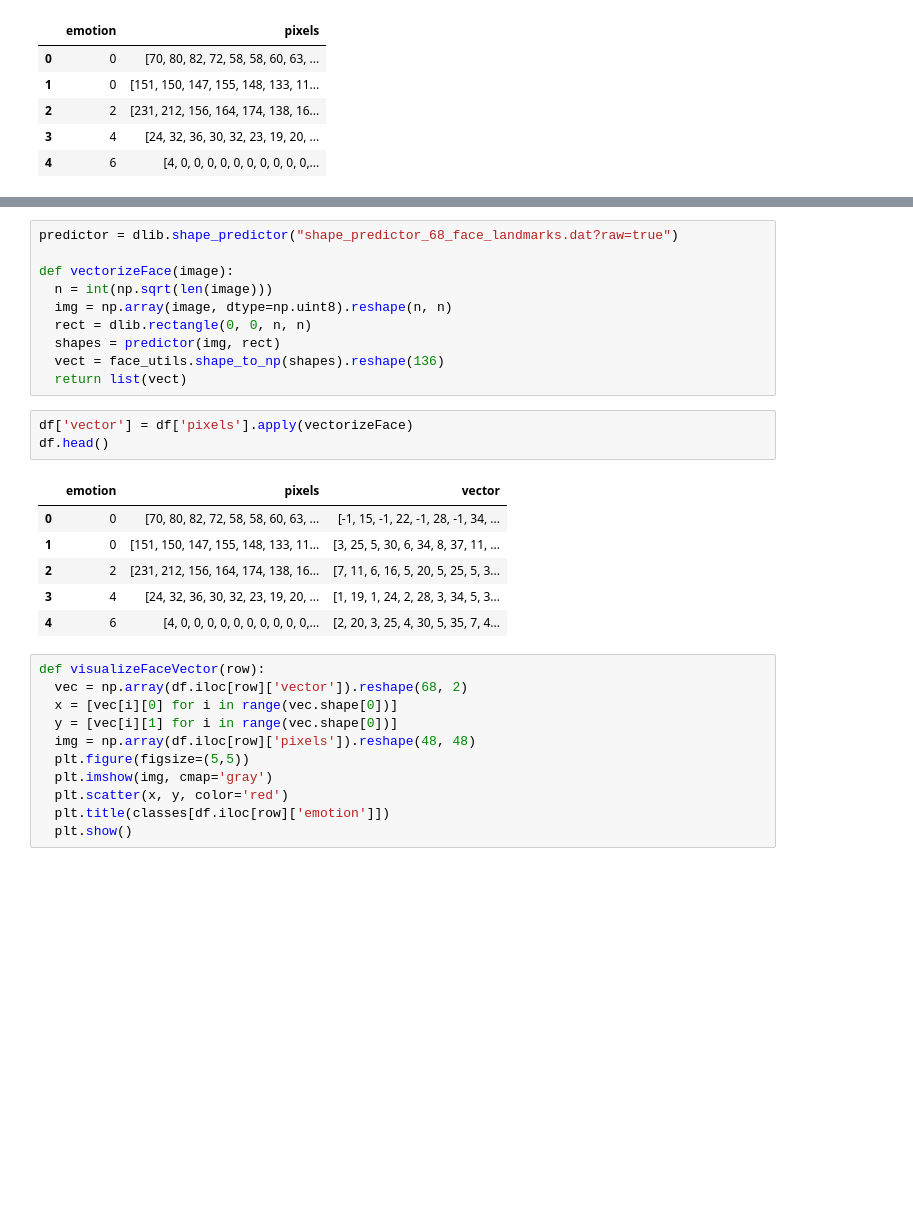
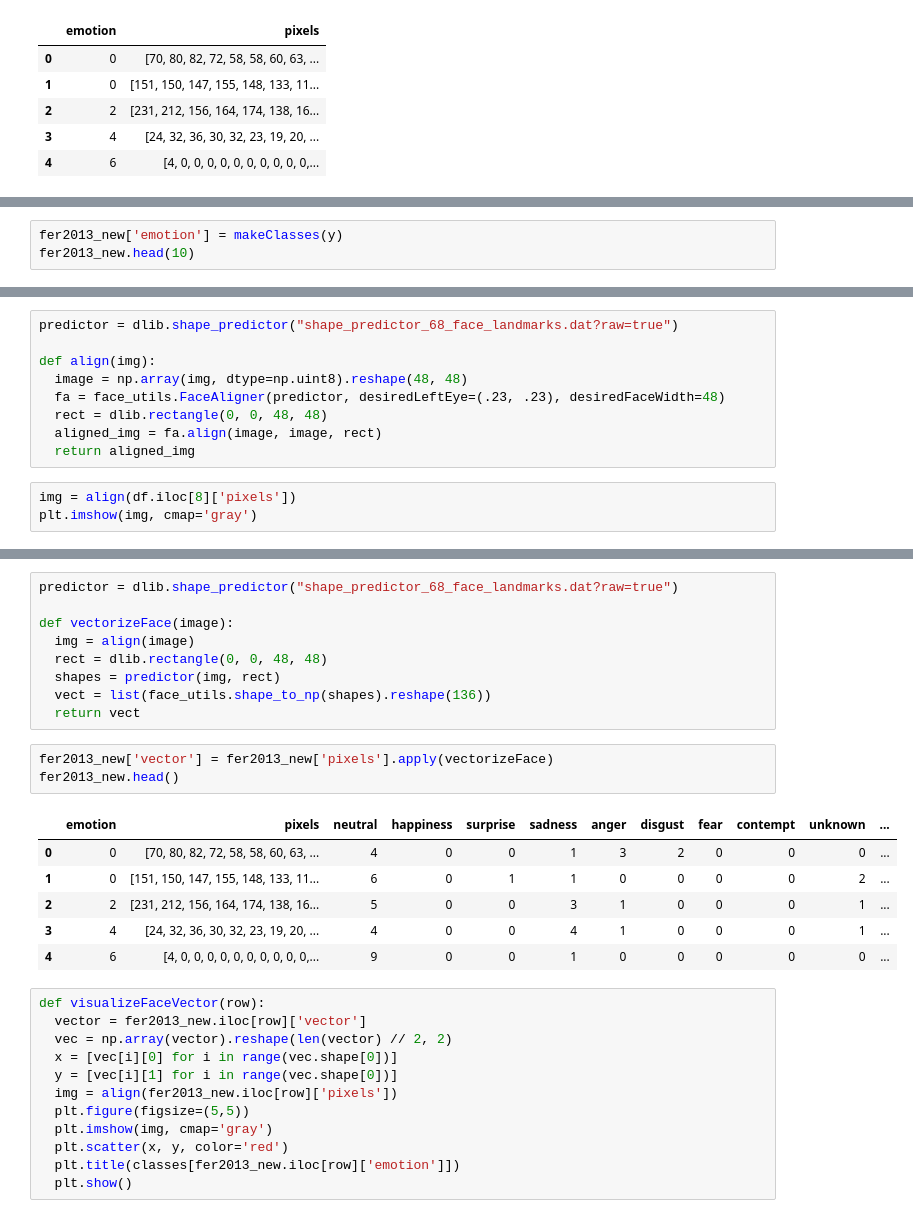
Before and after one commit to karencfisher/face_express, a Jupyter notebook: notebooks/vector_model1.ipynb, the cells around one changed output, grey strips where cells are left out. Drawn from its saved outputs; the diff is of its cells as text; blank space fills up the shorter version.

```diff
--- a/notebooks/vector_model1.ipynb
+++ b/notebooks/vector_model1.ipynb
@@ -51,0 +87,3 @@ from imutils import face_utils
+# %%
+fer2013_new['emotion'] = makeClasses(y)
+fer2013_new.head(10)
@@ -75,0 +127,12 @@ shape_predictor_68_ 100%[===================>]  95.08M   123MB/s    in 0.8s
+# %%
+predictor = dlib.shape_predictor("shape_predictor_68_face_landmarks.dat?raw=true")
+
+def align(img):
+  image = np.array(img, dtype=np.uint8).reshape(48, 48)
+  fa = face_utils.FaceAligner(predictor, desiredLeftEye=(.23, .23), desiredFaceWidth=48)
+  rect = dlib.rectangle(0, 0, 48, 48)
+  aligned_img = fa.align(image, image, rect)
+  return aligned_img
+# %%
+img = align(df.iloc[8]['pixels'])
+plt.imshow(img, cmap='gray')
@@ -77,31 +143,31 @@ shape_predictor_68_ 100%[===================>]  95.08M   123MB/s    in 0.8s
 predictor = dlib.shape_predictor("shape_predictor_68_face_landmarks.dat?raw=true")
 
 def vectorizeFace(image):
-  n = int(np.sqrt(len(image)))
-  img = np.array(image, dtype=np.uint8).reshape(n, n)
-  rect = dlib.rectangle(0, 0, n, n)
+  img = align(image)
+  rect = dlib.rectangle(0, 0, 48, 48)
   shapes = predictor(img, rect)
-  vect = face_utils.shape_to_np(shapes).reshape(136)
-  return list(vect)
+  vect = list(face_utils.shape_to_np(shapes).reshape(136))
+  return vect
 # %%
-df['vector'] = df['pixels'].apply(vectorizeFace)
-df.head()
+fer2013_new['vector'] = fer2013_new['pixels'].apply(vectorizeFace)
+fer2013_new.head()
 # %% [output]
-|  | emotion | pixels | vector |
-| 0 | 0 | [70, 80, 82, 72, 58, 58, 60, 63, ... | [-1, 15, -1, 22, -1, 28, -1, 34, ... |
-| 1 | 0 | [151, 150, 147, 155, 148, 133, 11... | [3, 25, 5, 30, 6, 34, 8, 37, 11, ... |
-| 2 | 2 | [231, 212, 156, 164, 174, 138, 16... | [7, 11, 6, 16, 5, 20, 5, 25, 5, 3... |
-| 3 | 4 | [24, 32, 36, 30, 32, 23, 19, 20, ... | [1, 19, 1, 24, 2, 28, 3, 34, 5, 3... |
-| 4 | 6 | [4, 0, 0, 0, 0, 0, 0, 0, 0, 0, 0,... | [2, 20, 3, 25, 4, 30, 5, 35, 7, 4... |
+|  | emotion | pixels | neutral | happiness | surprise | sadness | anger | disgust | fear | contempt | unknown | ... |
+| 0 | 0 | [70, 80, 82, 72, 58, 58, 60, 63, ... | 4 | 0 | 0 | 1 | 3 | 2 | 0 | 0 | 0 | ... |
+| 1 | 0 | [151, 150, 147, 155, 148, 133, 11... | 6 | 0 | 1 | 1 | 0 | 0 | 0 | 0 | 2 | ... |
+| 2 | 2 | [231, 212, 156, 164, 174, 138, 16... | 5 | 0 | 0 | 3 | 1 | 0 | 0 | 0 | 1 | ... |
+| 3 | 4 | [24, 32, 36, 30, 32, 23, 19, 20, ... | 4 | 0 | 0 | 4 | 1 | 0 | 0 | 0 | 1 | ... |
+| 4 | 6 | [4, 0, 0, 0, 0, 0, 0, 0, 0, 0, 0,... | 9 | 0 | 0 | 1 | 0 | 0 | 0 | 0 | 0 | ... |
 # %%
 def visualizeFaceVector(row):
-  vec = np.array(df.iloc[row]['vector']).reshape(68, 2)
+  vector = fer2013_new.iloc[row]['vector']
+  vec = np.array(vector).reshape(len(vector) // 2, 2)
   x = [vec[i][0] for i in range(vec.shape[0])]
   y = [vec[i][1] for i in range(vec.shape[0])]
-  img = np.array(df.iloc[row]['pixels']).reshape(48, 48)
+  img = align(fer2013_new.iloc[row]['pixels'])
   plt.figure(figsize=(5,5))
   plt.imshow(img, cmap='gray')
   plt.scatter(x, y, color='red')
-  plt.title(classes[df.iloc[row]['emotion']])
+  plt.title(classes[fer2013_new.iloc[row]['emotion']])
   plt.show()
 # %%
```
Also changed, not shown: parts of 20 cells of this notebook.
